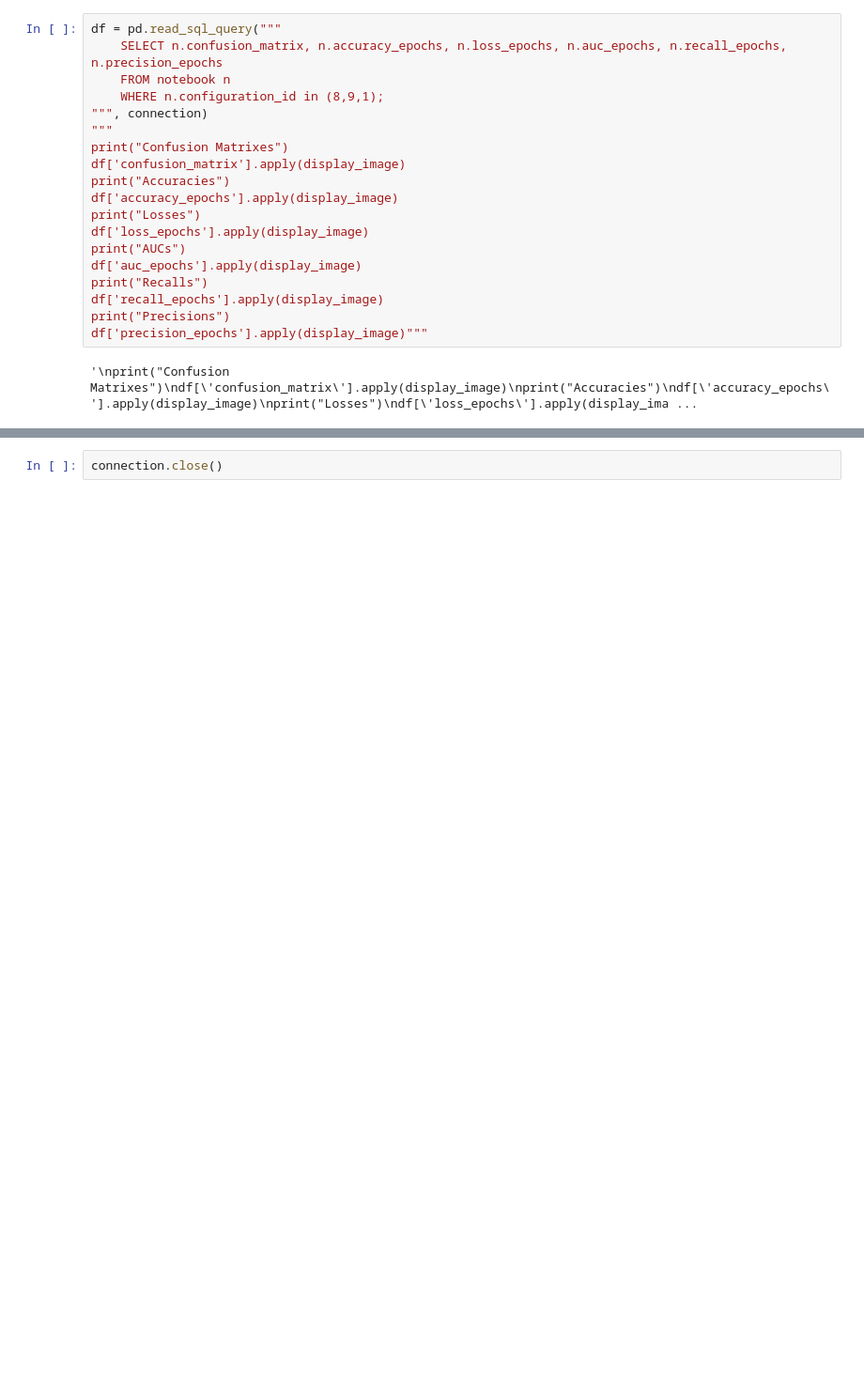
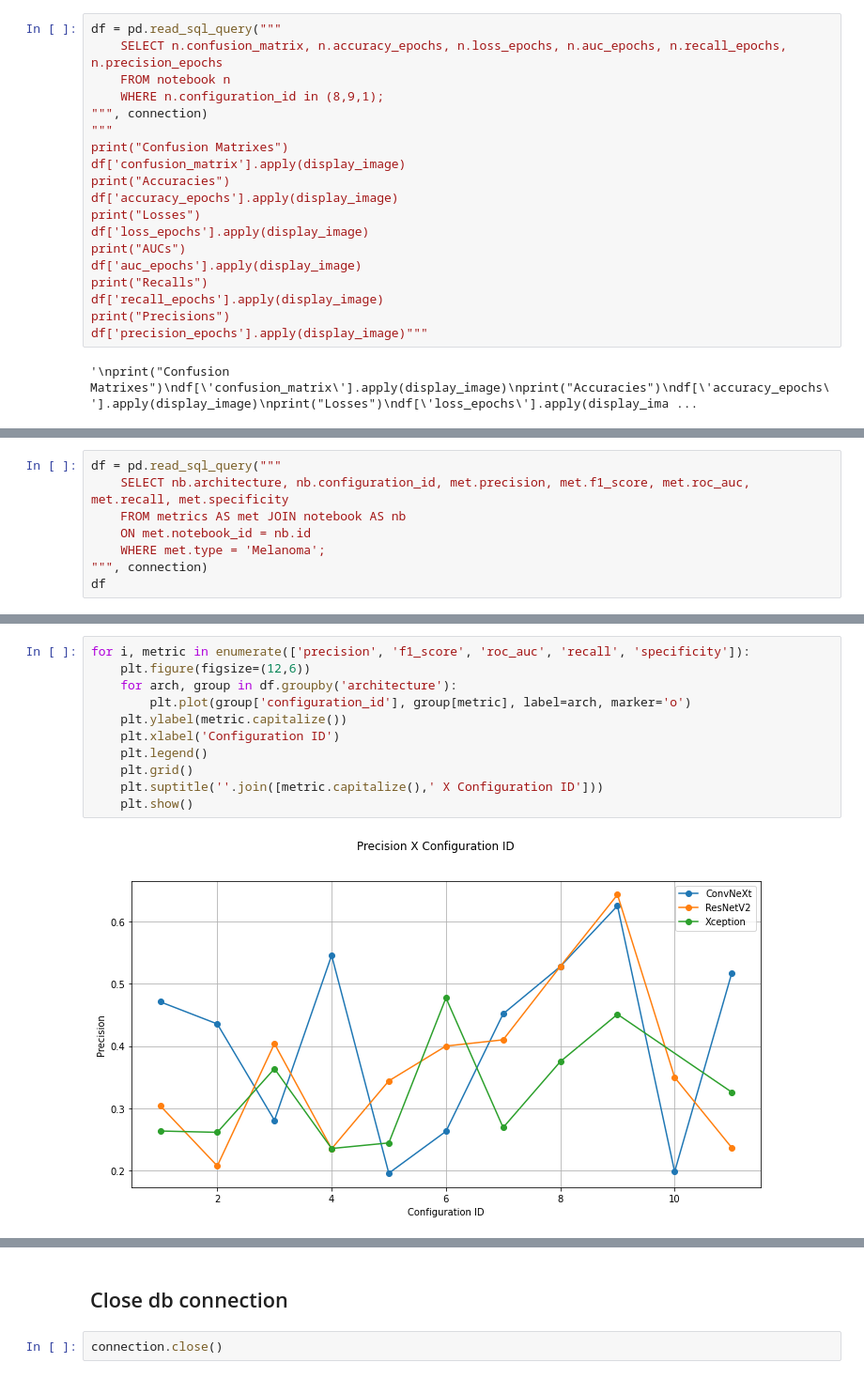
Before and after one commit to h-ssiqueira/SkinLesionAI, a Jupyter notebook: analysis/statistics.ipynb, the cells around one changed output, grey strips where cells are left out. Shown at 94% size. Saved outputs shown, nothing was run; the diff lists cells and outputs as text; blank space fills up the shorter version.

```diff
--- a/analysis/statistics.ipynb
+++ b/analysis/statistics.ipynb
@@ -224,0 +302,8 @@ df['precision_epochs'].apply(display_image)"""
+# %%
+df = pd.read_sql_query("""
+    SELECT nb.architecture, nb.configuration_id, met.precision, met.f1_score, met.roc_auc, met.recall, met.specificity
+    FROM metrics AS met JOIN notebook AS nb
+    ON met.notebook_id = nb.id
+    WHERE met.type = 'Melanoma';
+""", connection)
+df
@@ -224,0 +328,13 @@ df['precision_epochs'].apply(display_image)"""
+# %%
+for i, metric in enumerate(['precision', 'f1_score', 'roc_auc', 'recall', 'specificity']):
+    plt.figure(figsize=(12,6))
+    for arch, group in df.groupby('architecture'):
+        plt.plot(group['configuration_id'], group[metric], label=arch, marker='o')
+    plt.ylabel(metric.capitalize())
+    plt.xlabel('Configuration ID')
+    plt.legend()
+    plt.grid()
+    plt.suptitle(''.join([metric.capitalize(),' X Configuration ID']))
+    plt.show()
+# %% [output]
+[figure, added]
@@ -225,2 +345,4 @@ df['precision_epochs'].apply(display_image)"""
+# %% [markdown]
+## Close db connection
 # %%
 connection.close()
```
Also changed, not shown: parts of 11 cells of this notebook.
